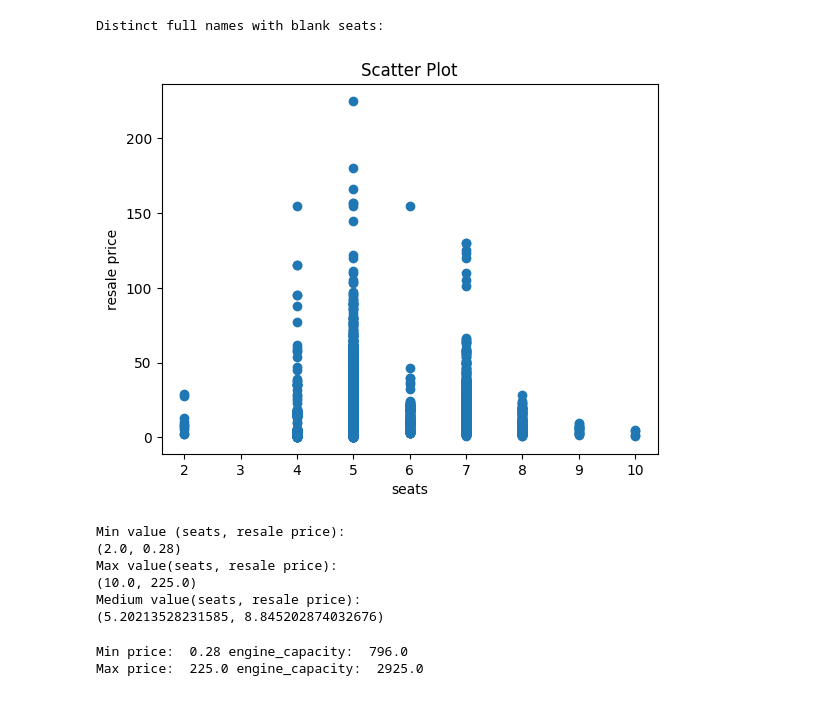
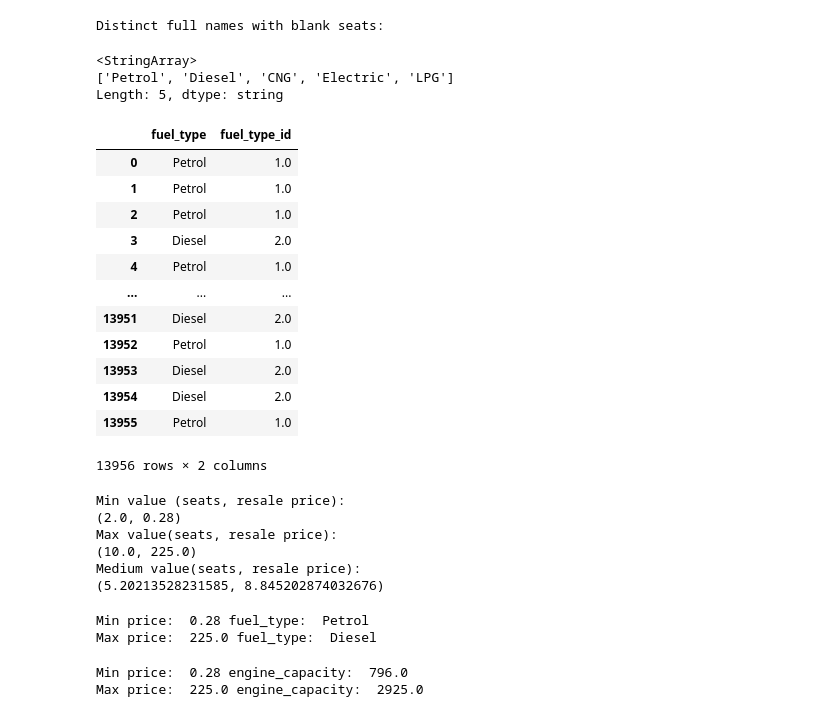
Before and after one commit to ruicoelhor22/AASE, a Jupyter notebook: dataQuality2.ipynb, the cells around one changed output. Drawn from its saved outputs; the diff is of its cells as text; code cells hidden in the pictures.

```diff
--- a/dataQuality2.ipynb
+++ b/dataQuality2.ipynb
@@ -119,13 +115,38 @@ for full_name in distinct_full_names_with_blank_seats:
     print(full_name)
 # %% [output]
 Distinct full names with blank seats:
-# %%
-#Create scatter plot
-plt.scatter(df['seats'], df['resale_price_Lakh'])
-plt.title('Scatter Plot')
-plt.xlabel('seats')
-plt.ylabel('resale price')
-plt.show()
-# %% [output]
-[figure, removed]
+# %%
+# unique 'fuel_type'
+valores_unicos_fuel_type = df['fuel_type'].unique()
+print(valores_unicos_fuel_type)
+# %% [output]
+<StringArray>
+['Petrol', 'Diesel', 'CNG', 'Electric', 'LPG']
+Length: 5, dtype: string
+# %%
+#Create fuel_type ID
+fuel_type_id = {
+    'Petrol': 1,
+    'Diesel': 2,
+    'CNG': 3,
+    'Electric': 4,
+    'LPG': 5
+}
+df['fuel_type_id'] = df['fuel_type'].map(fuel_type_id)
+df['fuel_type_id'] = df['fuel_type_id'].astype(float)
+df[['fuel_type', 'fuel_type_id']]
+# %% [output]
+|  | fuel_type | fuel_type_id |
+| 0 | Petrol | 1.0 |
+| 1 | Petrol | 1.0 |
+| 2 | Petrol | 1.0 |
+| 3 | Diesel | 2.0 |
+| 4 | Petrol | 1.0 |
+| ... | ... | ... |
+| 13951 | Diesel | 2.0 |
+| 13952 | Petrol | 1.0 |
+| 13953 | Diesel | 2.0 |
+| 13954 | Diesel | 2.0 |
+| 13955 | Petrol | 1.0 |
+13956 rows × 2 columns
 # %%
@@ -146,5 +167,23 @@ Max value(seats, resale price):
 (10.0, 225.0)
 Medium value(seats, resale price):
 (5.20213528231585, 8.845202874032676)
+# %%
+#see for the minimum and maximum value of resale what is the fuel_type
+# min
+min_resale_index = df['resale_price_Lakh'].idxmin()
+min= df.loc[min_resale_index, 'fuel_type']
+min_resale_price = df['resale_price_Lakh'].min()
+
+# max
+max_resale_index = df['resale_price_Lakh'].idxmax()
+max = df.loc[max_resale_index, 'fuel_type']
+max_resale_price = df['resale_price_Lakh'].max()
+
+
+print("Min price: ", min_resale_price, "fuel_type: ", min)
+print("Max price: ", max_resale_price, "fuel_type: ", max)
+# %% [output]
+Min price:  0.28 fuel_type:  Petrol
+Max price:  225.0 fuel_type:  Diesel
 # %%
 #see for the minimum and maximum value of resale what is the number of seats
```
Also changed, not shown: parts of 24 cells of this notebook.
